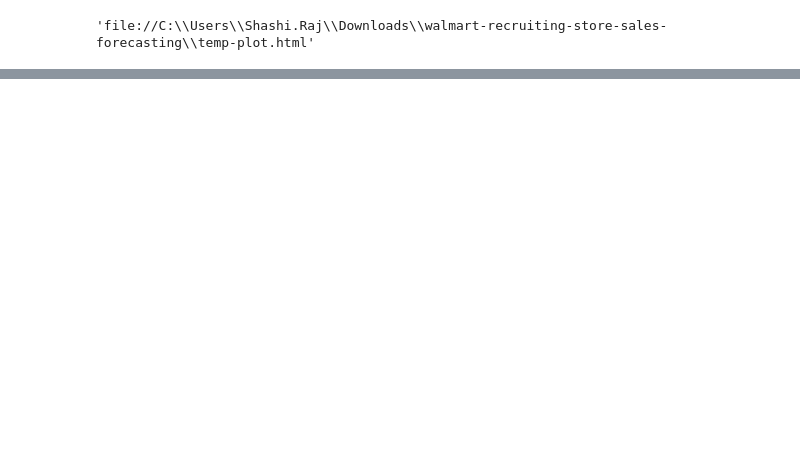
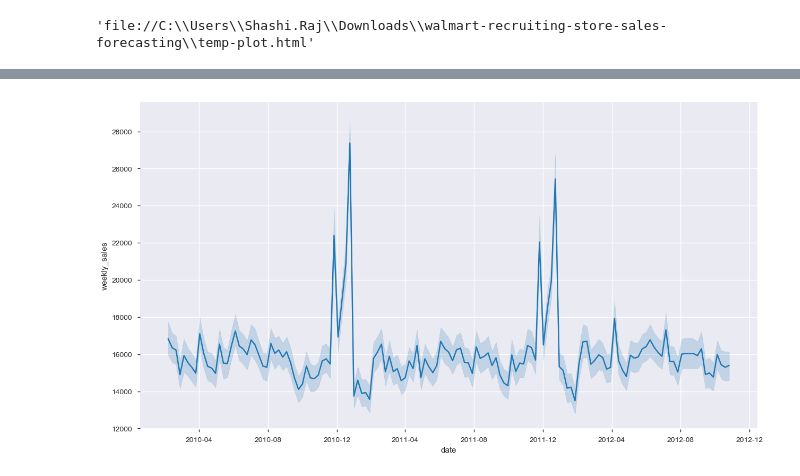
Before and after one commit to shashi29/Walmart-Kaggle-problem, a Jupyter notebook: M1.py.ipynb, the cells around one changed output, grey strips where cells are left out. Cells and saved outputs as stored; diff of their text form; code cells hidden in the pictures; blank space fills up the shorter version.

```diff
--- a/M1.py.ipynb
+++ b/M1.py.ipynb
@@ -291,0 +385,6 @@ gs.best_model_
+# %%
+#show the data
+plt.figure(figsize=(15,8))
+e1 = sns.lineplot(x=df_base['date'],y=df_base['weekly_sales'],data=df_base)
+# %% [output]
+[figure, added]
```
Also changed, not shown: parts of 11 cells of this notebook.
